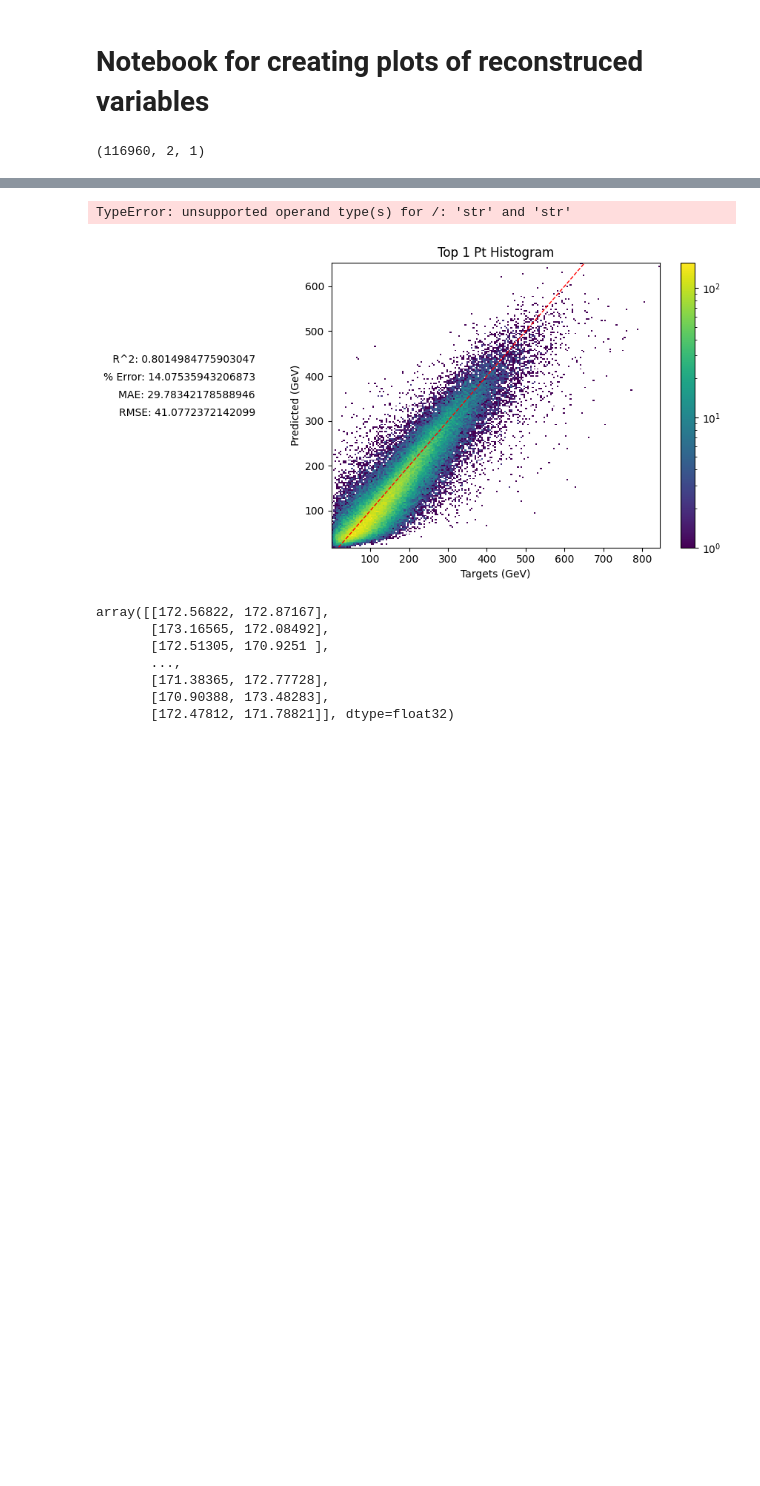
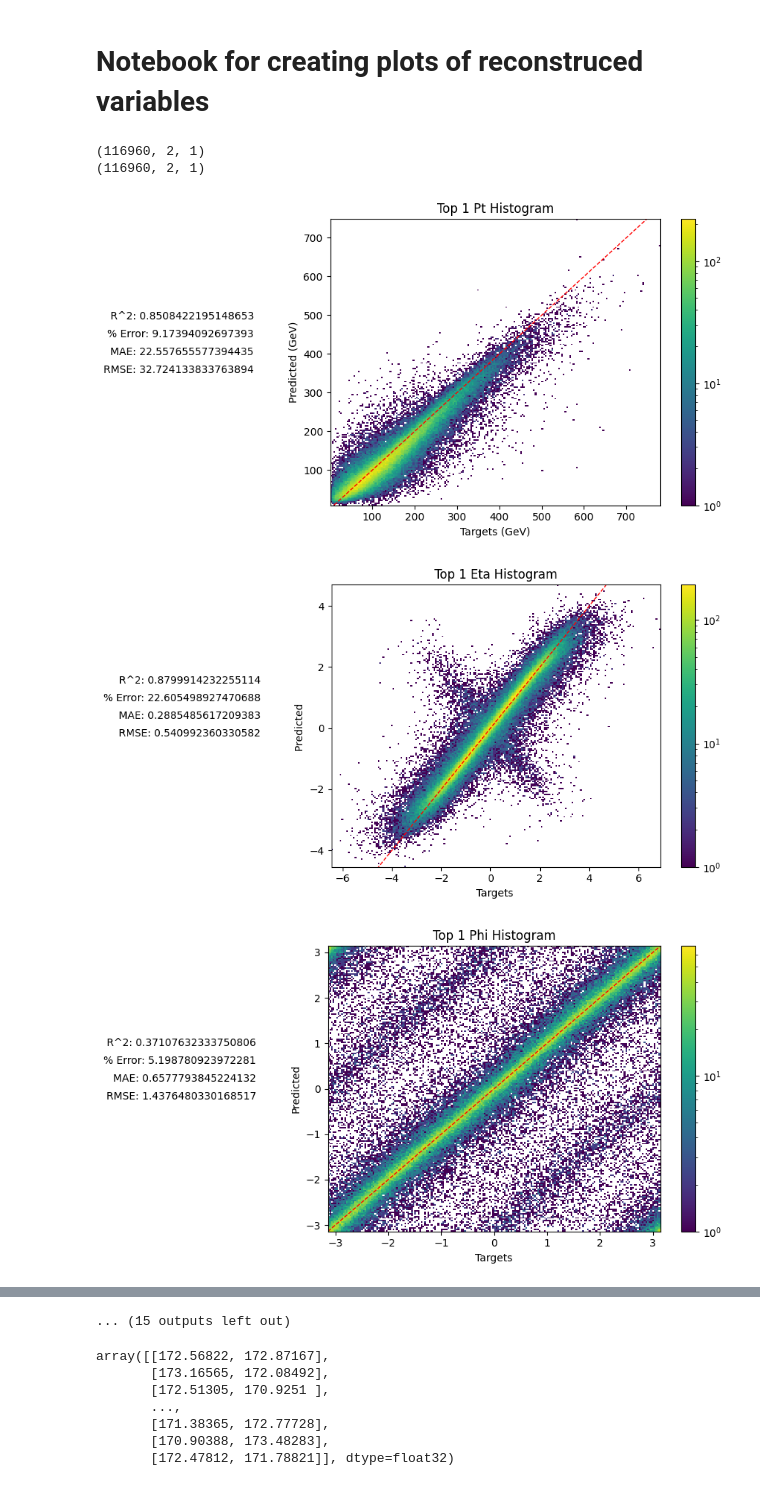
Before and after one commit to jackgoodsall/mphys---top-quark-project, a Jupyter notebook: notebooks/reconstructed_plots.ipynb, the cells around one changed output, grey strips where cells are left out. Drawn from its saved outputs; the diff is of its cells as text; code cells hidden in the pictures; blank space fills up the shorter version.

```diff
--- a/notebooks/reconstructed_plots.ipynb
+++ b/notebooks/reconstructed_plots.ipynb
@@ -3,23 +3,29 @@
 # %%
 from pathlib  import Path
 import h5py
 import joblib
 import matplotlib.pyplot as plt
 import numpy as np
 import os
 import sys
 sys.path.append(os.path.abspath(os.path.join(os.getcwd(), "..")))
 
 from src.data_utls.scalers import *
 from src.utils.utils import generate_reconstruction_report
 import joblib
 from matplotlib.colors import LogNorm
 
 generate_reconstruction_report(
-    "../lightning_logs/version_88/test_outputs.h5",
+    "../lightning_logs/version_9299169/test_outputs.h5",
     Path("../test_report/"),
-    "/mnt/iusers01/fse-ugpgt01/phy01/b58521jg/masters_project/introduction_work/transformers/data/topquarkreconstruction/processed_data_interaction_with_W/target_transforms.joblib",
-    raw_predict_file_path= "/mnt/iusers01/fse-ugpgt01/phy01/b58521jg/masters_project/introduction_work/transformers/data/topquarkreconstruction/h5py_data/ttbar_h5py_raw_test.h5"
+    "/mnt/iusers01/fse-ugpgt01/phy01/b58521jg/masters_project/introduction_work/transformers/data/topquarkreconstruction/reco_targets/target_transforms.joblib",
+    raw_predict_file_path= "/mnt/iusers01/fse-ugpgt01/phy01/b58521jg/masters_project/introduction_work/transformers/data/topquarkreconstruction/h5py_data/ttbar_h5py_raw_test.h5",
+    use_raw_targets_for_truth = False
+
 )
 # %% [output]
 (116960, 2, 1)
+(116960, 2, 1)
+[figure, new version]
+[figure, added]
+[figure, added]
@@ -26,5 +40,4 @@ generate_reconstruction_report(
-TypeError: unsupported operand type(s) for /: 'str' and 'str'
+... (15 outputs left out)
-[figure, old version]
 # %%
 
 
```
Also changed, not shown: parts of 1 cell of this notebook, 8 other files.
